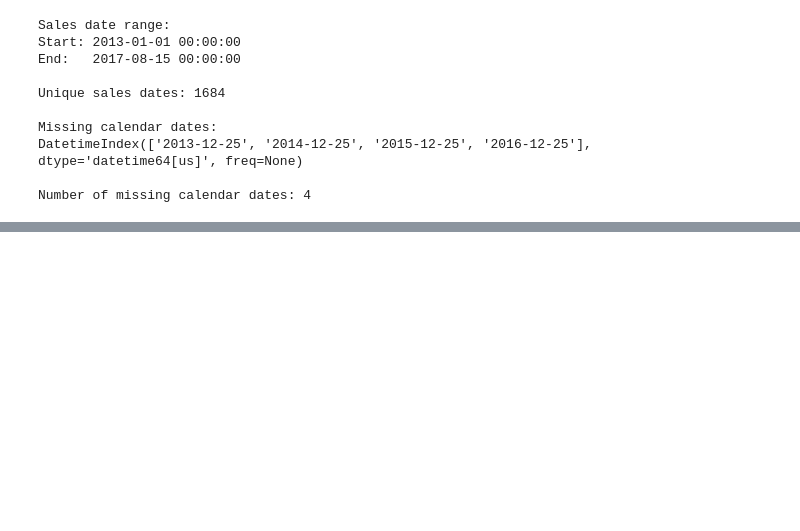
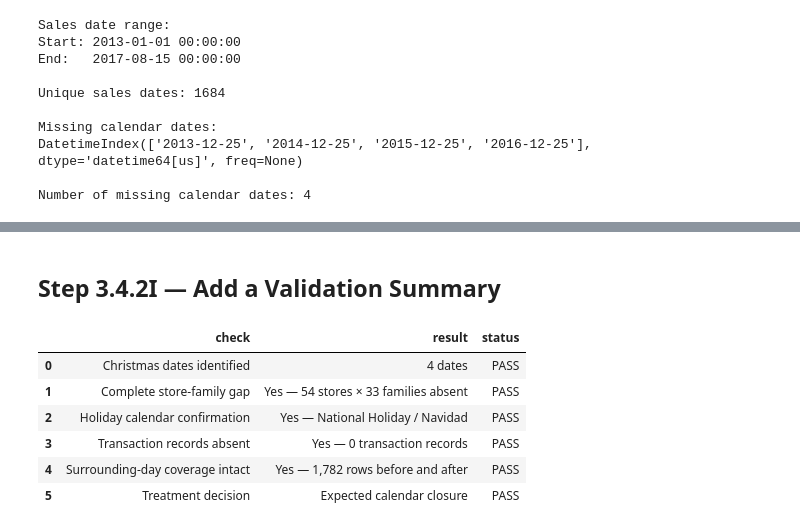
Before and after one commit to Abu-Hozaifa-Retail-Analyst/retail-sales-forecasting, a Jupyter notebook: notebooks/01_data_quality/02_initial_data_profiling.ipynb, the cells around one changed output, grey strips where cells are left out. Cells and saved outputs as stored; diff of their text form; code cells hidden in the pictures; blank space fills up the shorter version.

Commit message:
Document Christmas calendar closure treatment

```diff
--- a/notebooks/01_data_quality/02_initial_data_profiling.ipynb
+++ b/notebooks/01_data_quality/02_initial_data_profiling.ipynb
@@ -3377,0 +3728,39 @@ Number of missing calendar dates: 4
+# %% [markdown]
+## Step 3.4.2I — Add a Validation Summary
+# %%
+christmas_validation_summary = pd.DataFrame({
+    "check": [
+        "Christmas dates identified",
+        "Complete store-family gap",
+        "Holiday calendar confirmation",
+        "Transaction records absent",
+        "Surrounding-day coverage intact",
+        "Treatment decision"
+    ],
+    "result": [
+        "4 dates",
+        "Yes — 54 stores × 33 families absent",
+        "Yes — National Holiday / Navidad",
+        "Yes — 0 transaction records",
+        "Yes — 1,782 rows before and after",
+        "Expected calendar closure"
+    ],
+    "status": [
+        "PASS",
+        "PASS",
+        "PASS",
+        "PASS",
+        "PASS",
+        "PASS"
+    ]
+})
+
+christmas_validation_summary
+# %% [output]
+|  | check | result | status |
+| 0 | Christmas dates identified | 4 dates | PASS |
+| 1 | Complete store-family gap | Yes — 54 stores × 33 families absent | PASS |
+| 2 | Holiday calendar confirmation | Yes — National Holiday / Navidad | PASS |
+| 3 | Transaction records absent | Yes — 0 transaction records | PASS |
+| 4 | Surrounding-day coverage intact | Yes — 1,782 rows before and after | PASS |
+| 5 | Treatment decision | Expected calendar closure | PASS |
```
Also changed, not shown: parts of 16 cells of this notebook, 1 other file.
